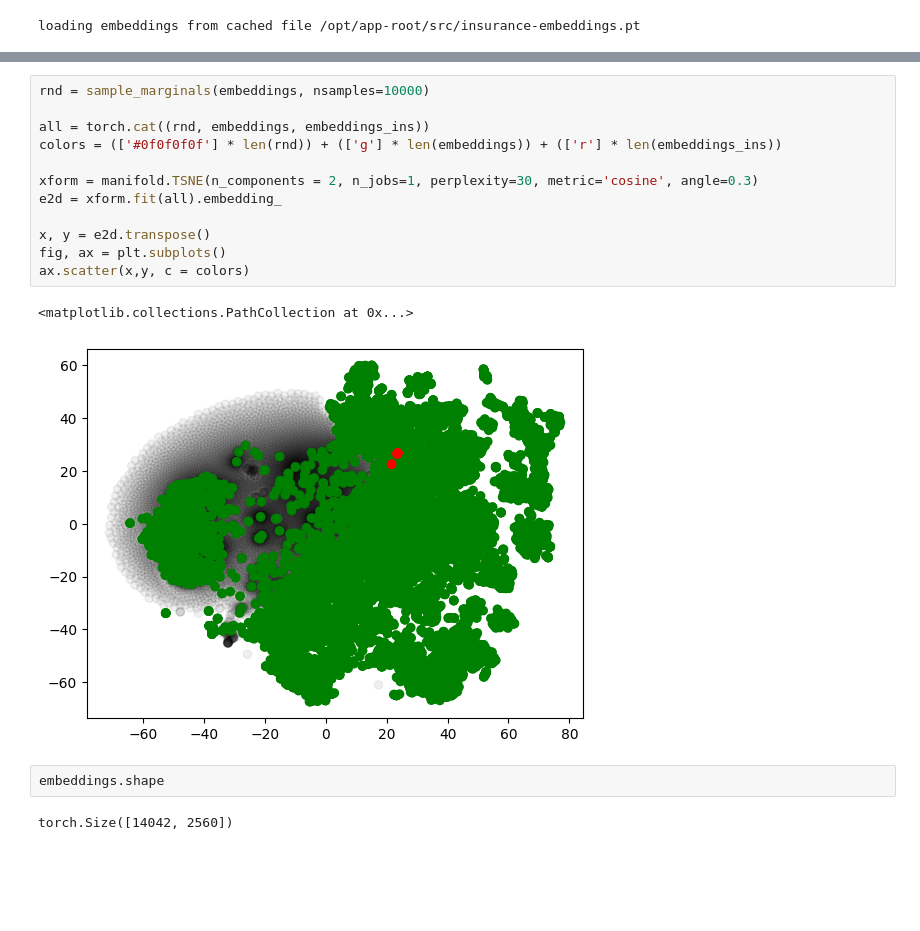
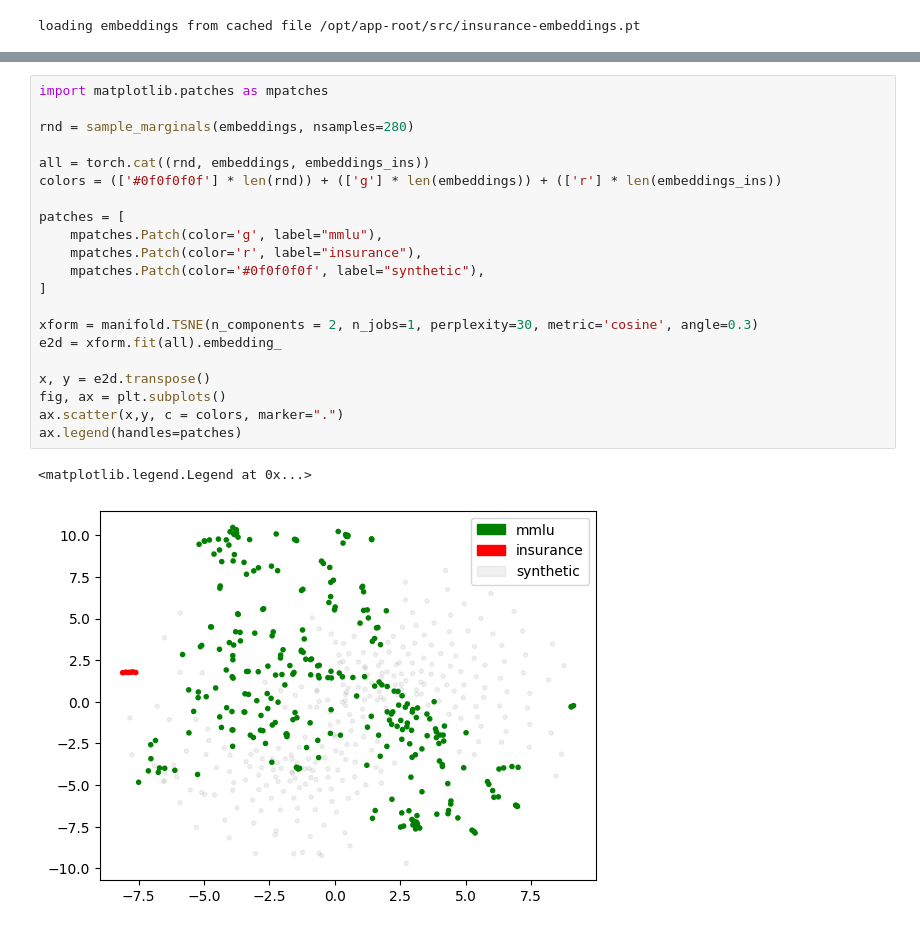
Before and after one commit to erikerlandson/datascience-wg, a Jupyter notebook: hack-scripts/model-embed-poc.ipynb, the cells around one changed output, grey strips where cells are left out. Saved outputs shown, nothing was run; the diff lists cells and outputs as text; blank space fills up the shorter version.

```diff
--- a/hack-scripts/model-embed-poc.ipynb
+++ b/hack-scripts/model-embed-poc.ipynb
@@ -208,19 +132,24 @@ ax.scatter(x,y, c = colors)
-# %%
-rnd = sample_marginals(embeddings, nsamples=10000)
-
-all = torch.cat((rnd, embeddings, embeddings_ins))
-colors = (['#0f0f0f0f'] * len(rnd)) + (['g'] * len(embeddings)) + (['r'] * len(embeddings_ins))
-
-xform = manifold.TSNE(n_components = 2, n_jobs=1, perplexity=30, metric='cosine', angle=0.3)
-e2d = xform.fit(all).embedding_
-
-x, y = e2d.transpose()
-fig, ax = plt.subplots()
-ax.scatter(x,y, c = colors)
-# %% [output]
-<matplotlib.collections.PathCollection at 0x...>
-[figure, removed]
-# %%
-embeddings.shape
-# %% [output]
-torch.Size([14042, 2560])
+# %%
+import matplotlib.patches as mpatches
+
+rnd = sample_marginals(embeddings, nsamples=280)
+
+all = torch.cat((rnd, embeddings, embeddings_ins))
+colors = (['#0f0f0f0f'] * len(rnd)) + (['g'] * len(embeddings)) + (['r'] * len(embeddings_ins))
+
+patches = [
+    mpatches.Patch(color='g', label="mmlu"),
+    mpatches.Patch(color='r', label="insurance"),
+    mpatches.Patch(color='#0f0f0f0f', label="synthetic"),
+]
+
+xform = manifold.TSNE(n_components = 2, n_jobs=1, perplexity=30, metric='cosine', angle=0.3)
+e2d = xform.fit(all).embedding_
+
+x, y = e2d.transpose()
+fig, ax = plt.subplots()
+ax.scatter(x,y, c = colors, marker=".")
+ax.legend(handles=patches)
+# %% [output]
+<matplotlib.legend.Legend at 0x...>
+[figure, added]
```
Also changed, not shown: parts of 9 cells of this notebook.
